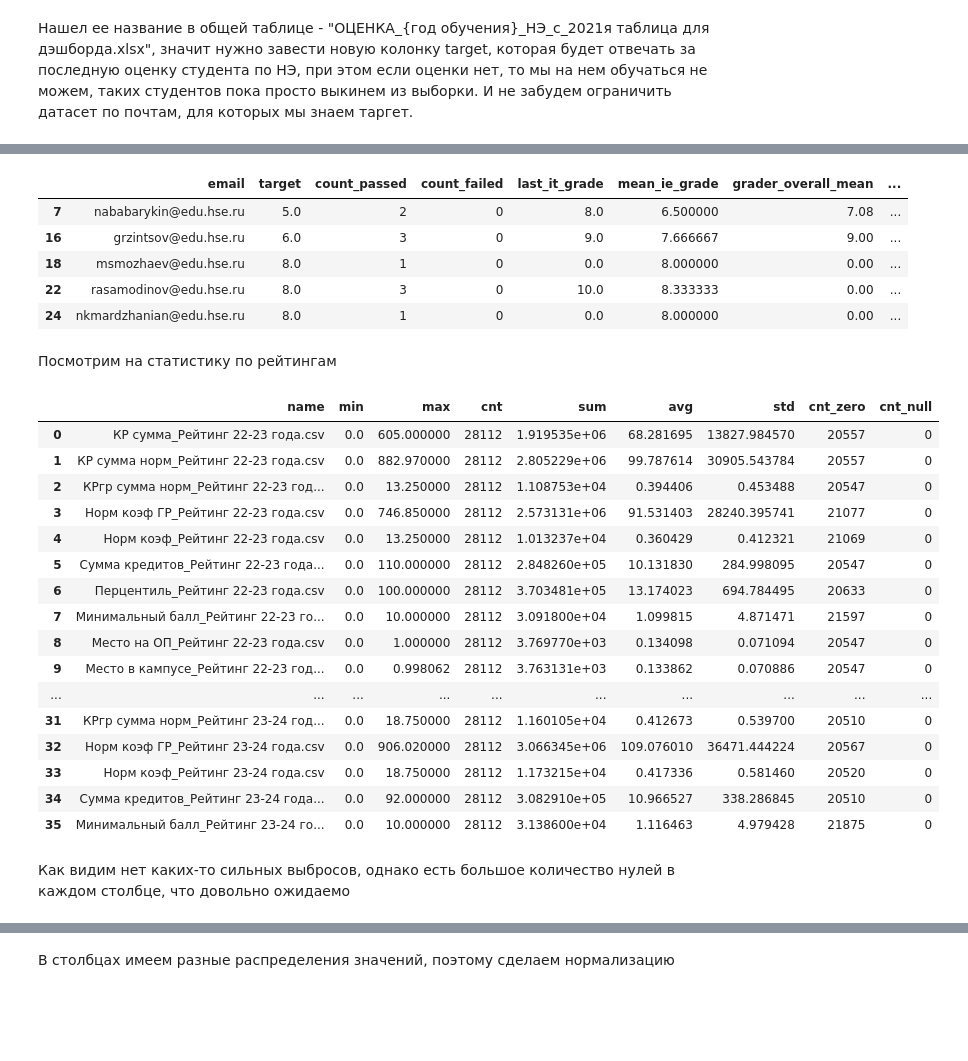
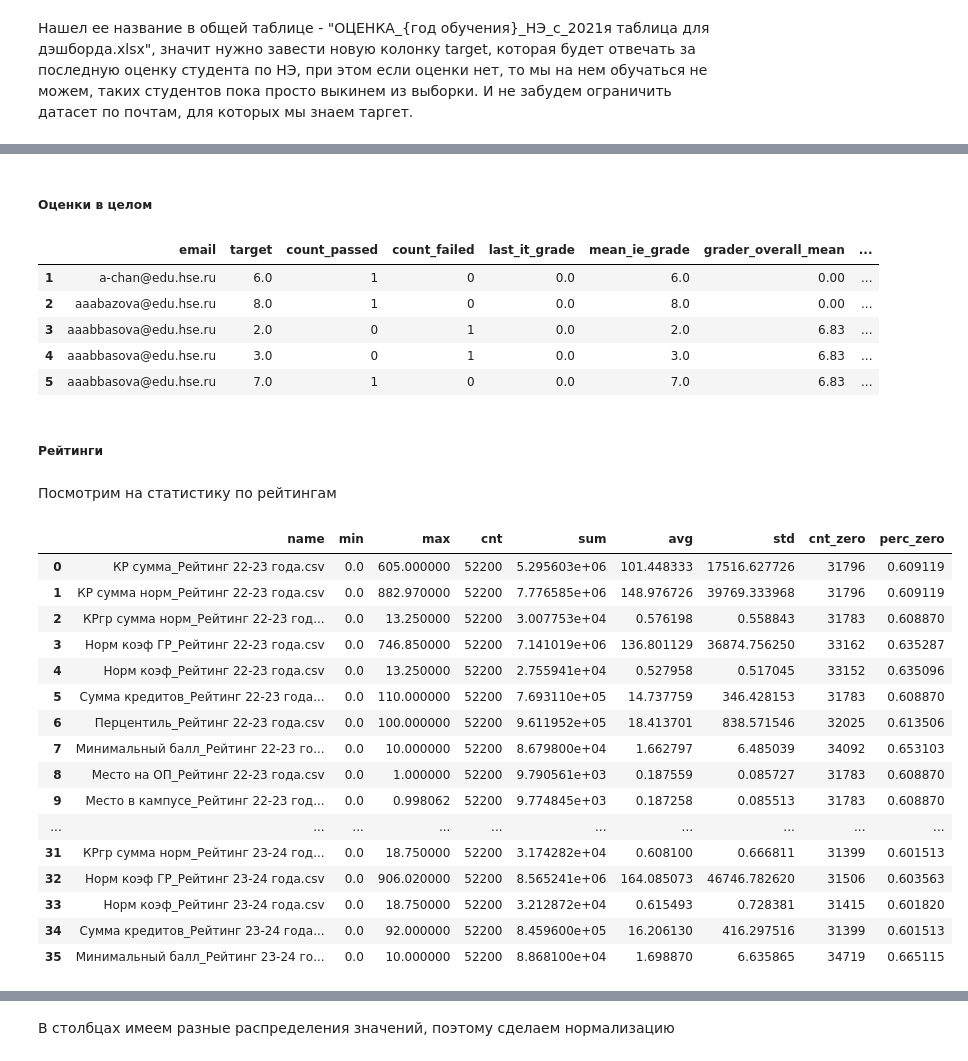
Before and after one commit to inokamilyanin/course-work-3, a Jupyter notebook: notebook.ipynb, the cells around one changed output, grey strips where cells are left out. Drawn from its saved outputs; the diff is of its cells as text; code cells hidden in the pictures; blank space fills up the shorter version.

```diff
--- a/notebook.ipynb
+++ b/notebook.ipynb
@@ -338,4 +579,4 @@ filtered_df.shape
 # %%
 final_df = pd.DataFrame()
-final_df["email"] = filtered_df["email"]
-final_df["target"] = filtered_df["target"]
+final_df["email"] = processed_df["email"]
+final_df["target"] = processed_df["target"]
@@ -357,13 +600,13 @@ def get_count_failed(row):
     return len([x for x in non_null_values if x < 4.0])
 
 
-final_df['count_passed'] = filtered_df[grade_cols].replace(0.0, np.nan).apply(get_count_passed, axis=1)
-final_df['count_failed'] = filtered_df[grade_cols].replace(0.0, np.nan).apply(get_count_failed, axis=1)
+final_df['count_passed'] = processed_df[grade_cols].replace(0.0, np.nan).apply(get_count_passed, axis=1)
+final_df['count_failed'] = processed_df[grade_cols].replace(0.0, np.nan).apply(get_count_failed, axis=1)
 
-final_df['last_it_grade'] = filtered_df[grade_cols].replace(0.0, np.nan).apply(get_second_last_non_null, axis=1)
+final_df['last_it_grade'] = processed_df[grade_cols].replace(0.0, np.nan).apply(get_second_last_non_null, axis=1)
 
-grades_sum = filtered_df[grade_cols].sum(axis=1)
-grades_count = filtered_df[grade_cols].replace(0.0, np.nan).apply(lambda row: row.count(), axis=1)
+grades_sum = processed_df[grade_cols].sum(axis=1)
+grades_count = processed_df[grade_cols].replace(0.0, np.nan).apply(lambda row: row.count(), axis=1)
 final_df['mean_ie_grade'] = grades_sum / grades_count
 
 
@@ -378,3 +621,5 @@ final_df.head()
+# %% [markdown]
+##### Оценки в целом
 # %%
 # Оценки в целом
 grades_overall_columns = [
@@ -401,19 +646,21 @@ def get_grades_min(row):
     return non_zero_values.min() if not non_zero_values.empty else 0.0
 
 
-final_df['grader_overall_mean'] = filtered_df[grades_overall_columns].apply(last_non_zero_value, axis=1)
-final_df['last_non_zero'] = filtered_df[grades_overall_columns].apply(last_non_zero_value, axis=1)
-final_df['variance_non_zero'] = filtered_df[grades_overall_columns].apply(variance_non_zero, axis=1).fillna(0.0)
-final_df['min_non_zero'] = filtered_df[grades_overall_columns].apply(get_grades_min, axis=1)
+final_df['grader_overall_mean'] = processed_df[grades_overall_columns].apply(last_non_zero_value, axis=1)
+final_df['last_non_zero'] = processed_df[grades_overall_columns].apply(last_non_zero_value, axis=1)
+final_df['variance_non_zero'] = processed_df[grades_overall_columns].apply(variance_non_zero, axis=1).fillna(0.0)
+final_df['min_non_zero'] = processed_df[grades_overall_columns].apply(get_grades_min, axis=1)
 
 final_df.head()
 # %% [output]
 |  | email | target | count_passed | count_failed | last_it_grade | mean_ie_grade | grader_overall_mean | ... |
-| 7 | nababarykin@edu.hse.ru | 5.0 | 2 | 0 | 8.0 | 6.500000 | 7.08 | ... |
-| 16 | grzintsov@edu.hse.ru | 6.0 | 3 | 0 | 9.0 | 7.666667 | 9.00 | ... |
-| 18 | msmozhaev@edu.hse.ru | 8.0 | 1 | 0 | 0.0 | 8.000000 | 0.00 | ... |
-| 22 | rasamodinov@edu.hse.ru | 8.0 | 3 | 0 | 10.0 | 8.333333 | 0.00 | ... |
-| 24 | nkmardzhanian@edu.hse.ru | 8.0 | 1 | 0 | 0.0 | 8.000000 | 0.00 | ... |
+| 1 | a-chan@edu.hse.ru | 6.0 | 1 | 0 | 0.0 | 6.0 | 0.00 | ... |
+| 2 | aaabazova@edu.hse.ru | 8.0 | 1 | 0 | 0.0 | 8.0 | 0.00 | ... |
+| 3 | aaabbasova@edu.hse.ru | 2.0 | 0 | 1 | 0.0 | 2.0 | 6.83 | ... |
+| 4 | aaabbasova@edu.hse.ru | 3.0 | 0 | 1 | 0.0 | 3.0 | 6.83 | ... |
+| 5 | aaabbasova@edu.hse.ru | 7.0 | 1 | 0 | 0.0 | 7.0 | 6.83 | ... |
+# %% [markdown]
+##### Рейтинги
 # %%
 # Рейтинги
 ratings_overall_columns = [
@@ -455,39 +702,37 @@ ratings_overall_columns = [
     "Минимальный балл_Рейтинг 23-24 года.csv",
 ]
 
-final_df[ratings_overall_columns] = filtered_df[ratings_overall_columns]
+final_df[ratings_overall_columns] = processed_df[ratings_overall_columns]
 # %% [markdown]
 Посмотрим на статистику по рейтингам
 # %%
 table = []
 for col in ratings_overall_columns:
     mi = final_df[col].min()
     ma = final_df[col].max()
     cnt = final_df[col].apply(lambda x: x != np.nan).sum()
     su = final_df[col].sum()
     cnt_zero = final_df[col].apply(lambda x: x == 0).sum()
-    cnt_null = final_df[col].apply(lambda x: x == np.nan).sum()
-    table.append([col, mi, ma, cnt, su, su / cnt, final_df[col].var(), cnt_zero , cnt_null])
+    perc_zero = final_df[col].apply(lambda x: x == 0).sum() / len(final_df)
+    table.append([col, mi, ma, cnt, su, su / cnt, final_df[col].var(), cnt_zero, perc_zero])
 
-df = pd.DataFrame(table, columns=["name", "min", "max", "cnt", "sum", "avg", "std", "cnt_zero", "cnt_null"])
-df.head(36)
+df = pd.DataFrame(table, columns=["name", "min", "max", "cnt", "sum", "avg", "std", "cnt_zero", "perc_zero"])
+df
 # %% [output]
-|  | name | min | max | cnt | sum | avg | std | cnt_zero | cnt_null |
-| 0 | КР сумма_Рейтинг 22-23 года.csv | 0.0 | 605.000000 | 28112 | 1.919535e+06 | 68.281695 | 13827.984570 | 20557 | 0 |
-| 1 | КР сумма норм_Рейтинг 22-23 года.csv | 0.0 | 882.970000 | 28112 | 2.805229e+06 | 99.787614 | 30905.543784 | 20557 | 0 |
-| 2 | КРгр сумма норм_Рейтинг 22-23 год... | 0.0 | 13.250000 | 28112 | 1.108753e+04 | 0.394406 | 0.453488 | 20547 | 0 |
-| 3 | Норм коэф ГР_Рейтинг 22-23 года.csv | 0.0 | 746.850000 | 28112 | 2.573131e+06 | 91.531403 | 28240.395741 | 21077 | 0 |
-| 4 | Норм коэф_Рейтинг 22-23 года.csv | 0.0 | 13.250000 | 28112 | 1.013237e+04 | 0.360429 | 0.412321 | 21069 | 0 |
-| 5 | Сумма кредитов_Рейтинг 22-23 года... | 0.0 | 110.000000 | 28112 | 2.848260e+05 | 10.131830 | 284.998095 | 20547 | 0 |
-| 6 | Перцентиль_Рейтинг 22-23 года.csv | 0.0 | 100.000000 | 28112 | 3.703481e+05 | 13.174023 | 694.784495 | 20633 | 0 |
-| 7 | Минимальный балл_Рейтинг 22-23 го... | 0.0 | 10.000000 | 28112 | 3.091800e+04 | 1.099815 | 4.871471 | 21597 | 0 |
-| 8 | Место на ОП_Рейтинг 22-23 года.csv | 0.0 | 1.000000 | 28112 | 3.769770e+03 | 0.134098 | 0.071094 | 20547 | 0 |
-| 9 | Место в кампусе_Рейтинг 22-23 год... | 0.0 | 0.998062 | 28112 | 3.763131e+03 | 0.133862 | 0.070886 | 20547 | 0 |
+|  | name | min | max | cnt | sum | avg | std | cnt_zero | perc_zero |
+| 0 | КР сумма_Рейтинг 22-23 года.csv | 0.0 | 605.000000 | 52200 | 5.295603e+06 | 101.448333 | 17516.627726 | 31796 | 0.609119 |
+| 1 | КР сумма норм_Рейтинг 22-23 года.csv | 0.0 | 882.970000 | 52200 | 7.776585e+06 | 148.976726 | 39769.333968 | 31796 | 0.609119 |
+| 2 | КРгр сумма норм_Рейтинг 22-23 год... | 0.0 | 13.250000 | 52200 | 3.007753e+04 | 0.576198 | 0.558843 | 31783 | 0.608870 |
+| 3 | Норм коэф ГР_Рейтинг 22-23 года.csv | 0.0 | 746.850000 | 52200 | 7.141019e+06 | 136.801129 | 36874.756250 | 33162 | 0.635287 |
+| 4 | Норм коэф_Рейтинг 22-23 года.csv | 0.0 | 13.250000 | 52200 | 2.755941e+04 | 0.527958 | 0.517045 | 33152 | 0.635096 |
+| 5 | Сумма кредитов_Рейтинг 22-23 года... | 0.0 | 110.000000 | 52200 | 7.693110e+05 | 14.737759 | 346.428153 | 31783 | 0.608870 |
+| 6 | Перцентиль_Рейтинг 22-23 года.csv | 0.0 | 100.000000 | 52200 | 9.611952e+05 | 18.413701 | 838.571546 | 32025 | 0.613506 |
+| 7 | Минимальный балл_Рейтинг 22-23 го... | 0.0 | 10.000000 | 52200 | 8.679800e+04 | 1.662797 | 6.485039 | 34092 | 0.653103 |
+| 8 | Место на ОП_Рейтинг 22-23 года.csv | 0.0 | 1.000000 | 52200 | 9.790561e+03 | 0.187559 | 0.085727 | 31783 | 0.608870 |
+| 9 | Место в кампусе_Рейтинг 22-23 год... | 0.0 | 0.998062 | 52200 | 9.774845e+03 | 0.187258 | 0.085513 | 31783 | 0.608870 |
 | ... | ... | ... | ... | ... | ... | ... | ... | ... | ... |
-| 31 | КРгр сумма норм_Рейтинг 23-24 год... | 0.0 | 18.750000 | 28112 | 1.160105e+04 | 0.412673 | 0.539700 | 20510 | 0 |
-| 32 | Норм коэф ГР_Рейтинг 23-24 года.csv | 0.0 | 906.020000 | 28112 | 3.066345e+06 | 109.076010 | 36471.444224 | 20567 | 0 |
-| 33 | Норм коэф_Рейтинг 23-24 года.csv | 0.0 | 18.750000 | 28112 | 1.173215e+04 | 0.417336 | 0.581460 | 20520 | 0 |
-| 34 | Сумма кредитов_Рейтинг 23-24 года... | 0.0 | 92.000000 | 28112 | 3.082910e+05 | 10.966527 | 338.286845 | 20510 | 0 |
-| 35 | Минимальный балл_Рейтинг 23-24 го... | 0.0 | 10.000000 | 28112 | 3.138600e+04 | 1.116463 | 4.979428 | 21875 | 0 |
+| 31 | КРгр сумма норм_Рейтинг 23-24 год... | 0.0 | 18.750000 | 52200 | 3.174282e+04 | 0.608100 | 0.666811 | 31399 | 0.601513 |
+| 32 | Норм коэф ГР_Рейтинг 23-24 года.csv | 0.0 | 906.020000 | 52200 | 8.565241e+06 | 164.085073 | 46746.782620 | 31506 | 0.603563 |
+| 33 | Норм коэф_Рейтинг 23-24 года.csv | 0.0 | 18.750000 | 52200 | 3.212872e+04 | 0.615493 | 0.728381 | 31415 | 0.601820 |
+| 34 | Сумма кредитов_Рейтинг 23-24 года... | 0.0 | 92.000000 | 52200 | 8.459600e+05 | 16.206130 | 416.297516 | 31399 | 0.601513 |
+| 35 | Минимальный балл_Рейтинг 23-24 го... | 0.0 | 10.000000 | 52200 | 8.868100e+04 | 1.698870 | 6.635865 | 34719 | 0.665115 |
-# %% [markdown]
-Как видим нет каких-то сильных выбросов, однако есть большое количество нулей в каждом столбце, что довольно ожидаемо
```
Also changed, not shown: parts of 103 cells of this notebook, 46 other files.
